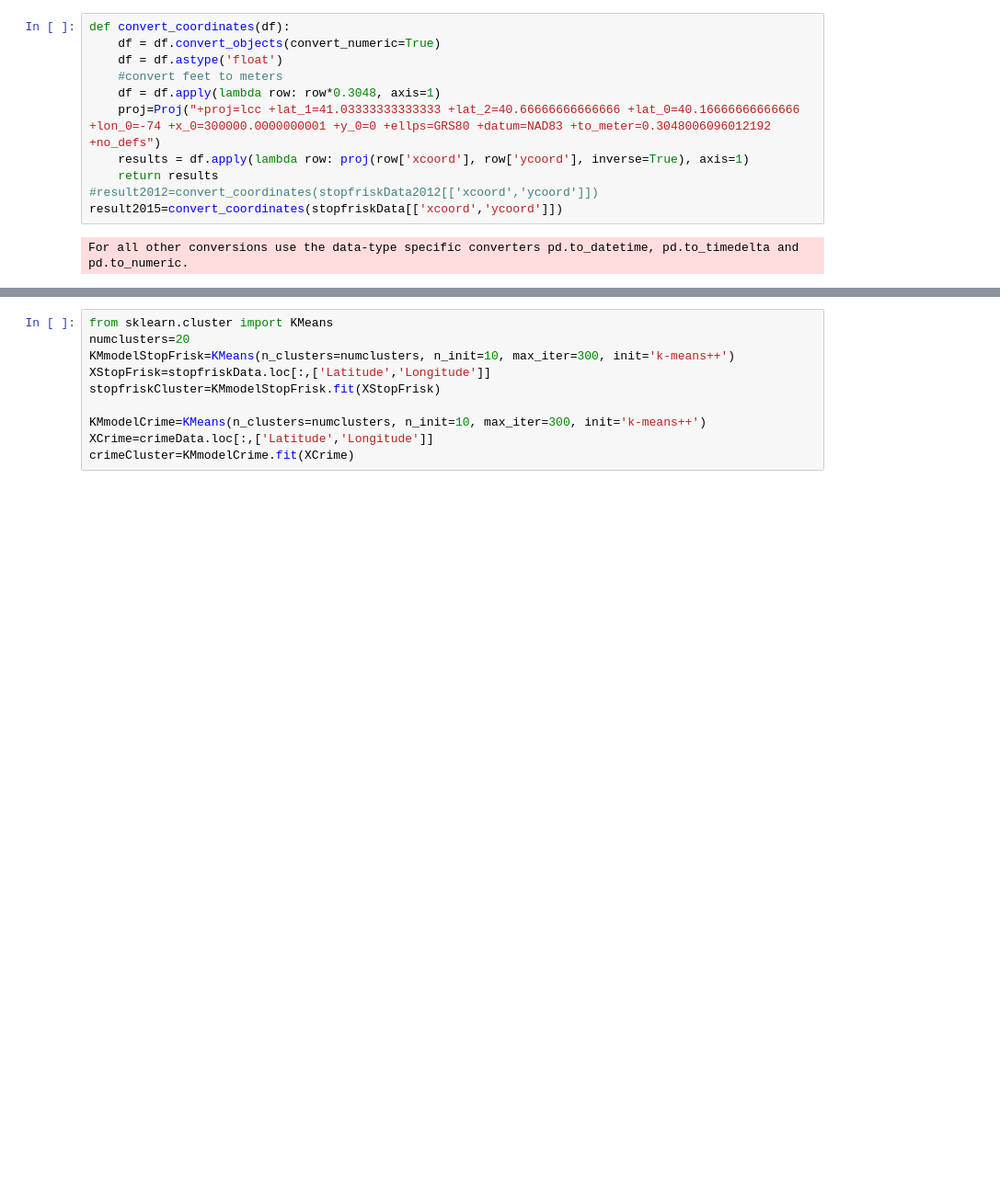
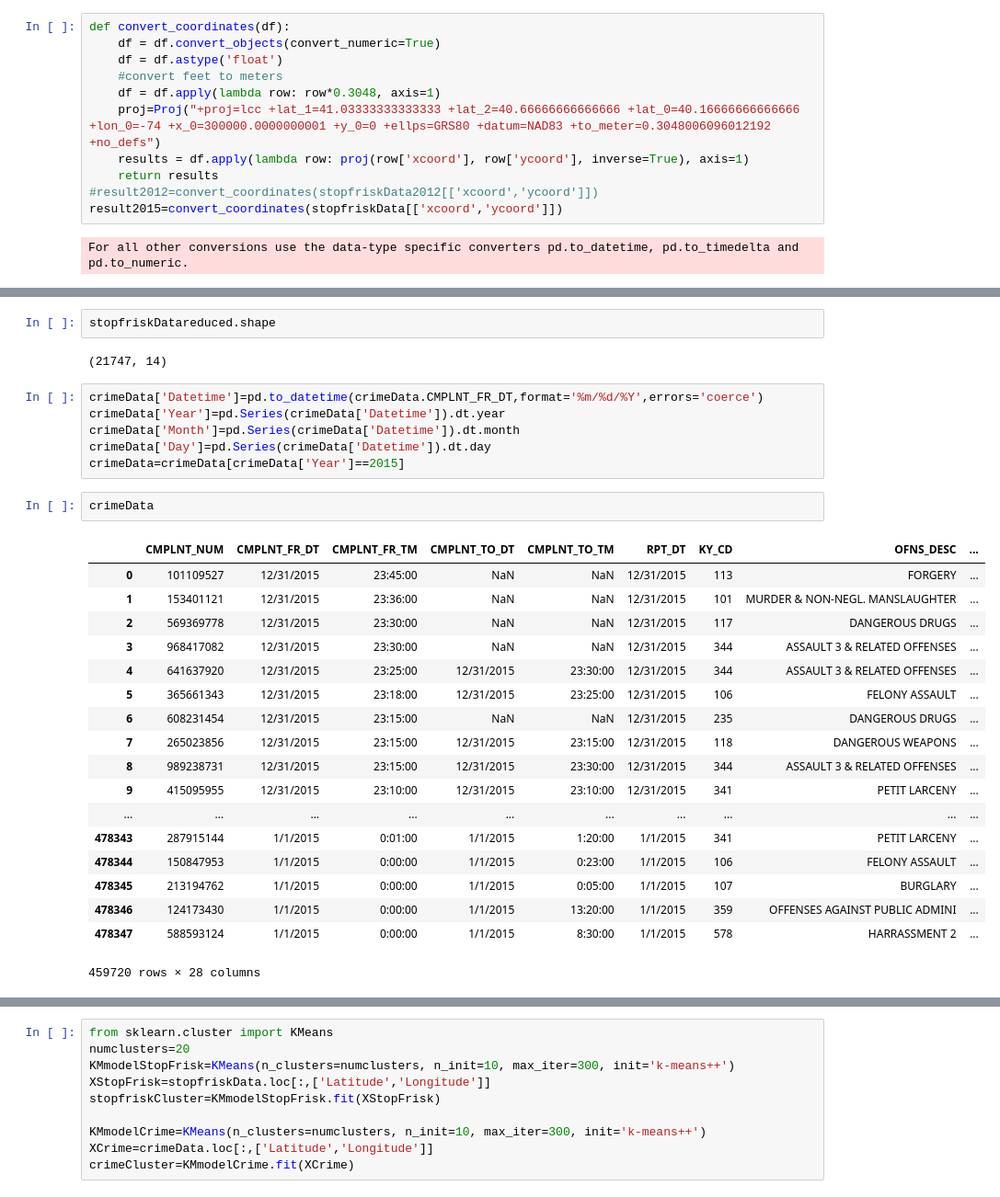
Before and after one commit to bensuutari/NYC_StopFrisk_Crime, a Jupyter notebook: nyc_StopFriskCrime.ipynb, the cells around one changed output, grey strips where cells are left out. Shown at 92% size. Drawn from its saved outputs; the diff is of its cells as text; blank space fills up the shorter version.

```diff
--- a/nyc_StopFriskCrime.ipynb
+++ b/nyc_StopFriskCrime.ipynb
@@ -61,0 +74,31 @@ stopfriskData.head()
+# %%
+stopfriskDatareduced.shape
+# %% [output]
+(21747, 14)
+# %%
+crimeData['Datetime']=pd.to_datetime(crimeData.CMPLNT_FR_DT,format='%m/%d/%Y',errors='coerce')
+crimeData['Year']=pd.Series(crimeData['Datetime']).dt.year
+crimeData['Month']=pd.Series(crimeData['Datetime']).dt.month
+crimeData['Day']=pd.Series(crimeData['Datetime']).dt.day
+crimeData=crimeData[crimeData['Year']==2015]
+# %%
+crimeData
+# %% [output]
+|  | CMPLNT_NUM | CMPLNT_FR_DT | CMPLNT_FR_TM | CMPLNT_TO_DT | CMPLNT_TO_TM | RPT_DT | KY_CD | OFNS_DESC | ... |
+| 0 | 101109527 | 12/31/2015 | 23:45:00 | NaN | NaN | 12/31/2015 | 113 | FORGERY | ... |
+| 1 | 153401121 | 12/31/2015 | 23:36:00 | NaN | NaN | 12/31/2015 | 101 | MURDER & NON-NEGL. MANSLAUGHTER | ... |
+| 2 | 569369778 | 12/31/2015 | 23:30:00 | NaN | NaN | 12/31/2015 | 117 | DANGEROUS DRUGS | ... |
+| 3 | 968417082 | 12/31/2015 | 23:30:00 | NaN | NaN | 12/31/2015 | 344 | ASSAULT 3 & RELATED OFFENSES | ... |
+| 4 | 641637920 | 12/31/2015 | 23:25:00 | 12/31/2015 | 23:30:00 | 12/31/2015 | 344 | ASSAULT 3 & RELATED OFFENSES | ... |
+| 5 | 365661343 | 12/31/2015 | 23:18:00 | 12/31/2015 | 23:25:00 | 12/31/2015 | 106 | FELONY ASSAULT | ... |
+| 6 | 608231454 | 12/31/2015 | 23:15:00 | NaN | NaN | 12/31/2015 | 235 | DANGEROUS DRUGS | ... |
+| 7 | 265023856 | 12/31/2015 | 23:15:00 | 12/31/2015 | 23:15:00 | 12/31/2015 | 118 | DANGEROUS WEAPONS | ... |
+| 8 | 989238731 | 12/31/2015 | 23:15:00 | 12/31/2015 | 23:30:00 | 12/31/2015 | 344 | ASSAULT 3 & RELATED OFFENSES | ... |
+| 9 | 415095955 | 12/31/2015 | 23:10:00 | 12/31/2015 | 23:10:00 | 12/31/2015 | 341 | PETIT LARCENY | ... |
+| ... | ... | ... | ... | ... | ... | ... | ... | ... | ... |
+| 478343 | 287915144 | 1/1/2015 | 0:01:00 | 1/1/2015 | 1:20:00 | 1/1/2015 | 341 | PETIT LARCENY | ... |
+| 478344 | 150847953 | 1/1/2015 | 0:00:00 | 1/1/2015 | 0:23:00 | 1/1/2015 | 106 | FELONY ASSAULT | ... |
+| 478345 | 213194762 | 1/1/2015 | 0:00:00 | 1/1/2015 | 0:05:00 | 1/1/2015 | 107 | BURGLARY | ... |
+| 478346 | 124173430 | 1/1/2015 | 0:00:00 | 1/1/2015 | 13:20:00 | 1/1/2015 | 359 | OFFENSES AGAINST PUBLIC ADMINI | ... |
+| 478347 | 588593124 | 1/1/2015 | 0:00:00 | 1/1/2015 | 8:30:00 | 1/1/2015 | 578 | HARRASSMENT 2 | ... |
+459720 rows × 28 columns
```
Also changed, not shown: parts of 18 cells of this notebook.
